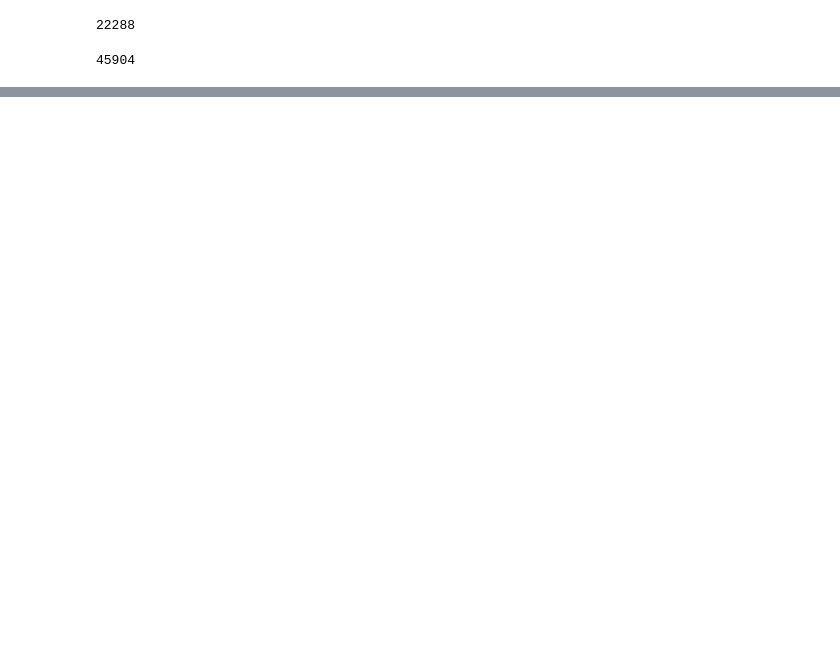
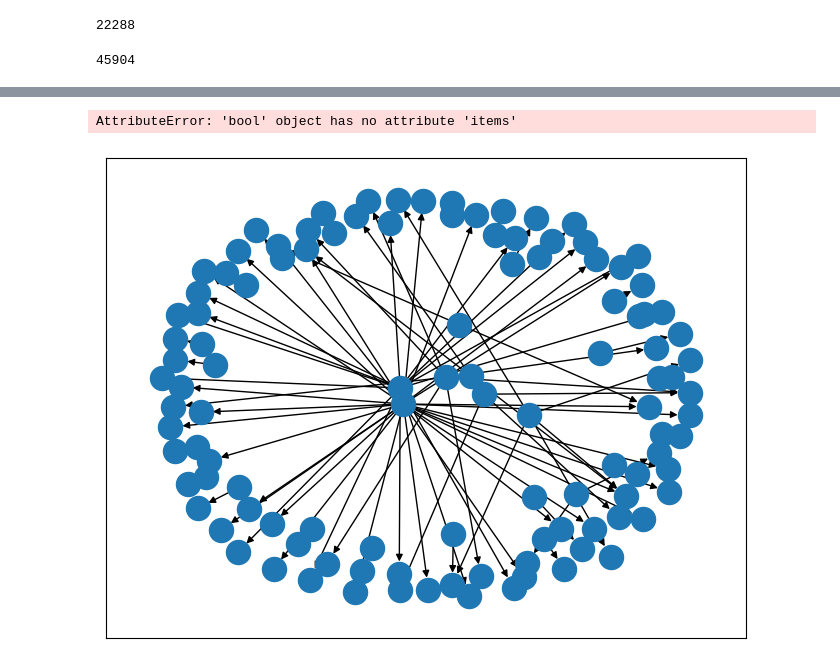
Before and after one commit to fgchil/redes, a Jupyter notebook: FN-EV-WP-FG-Hackaton.ipynb, the cells around one changed output, grey strips where cells are left out. Drawn from its saved outputs; the diff is of its cells as text; code cells hidden in the pictures; blank space fills up the shorter version.

```diff
--- a/FN-EV-WP-FG-Hackaton.ipynb
+++ b/FN-EV-WP-FG-Hackaton.ipynb
@@ -484,0 +505,3 @@ for c in C:
+# %%
+df_solo_3_empresas_1erFiltro = df_solo_3_empresas[(df_solo_3_empresas['Oferta seleccionada']=="Seleccionada") & (df_solo_3_empresas['Estado']=='Adjudicada')]
+# Estado=="Adjudicada" and "Oferta seleccionada" =="Seleccionada"'
@@ -497,0 +694,5 @@ _ = plt.axis('off')
+# %%
+nx.draw(G,labels=True)
+# %% [output]
+AttributeError: 'bool' object has no attribute 'items'
+[figure, added]
```
Also changed, not shown: parts of 29 cells of this notebook.
